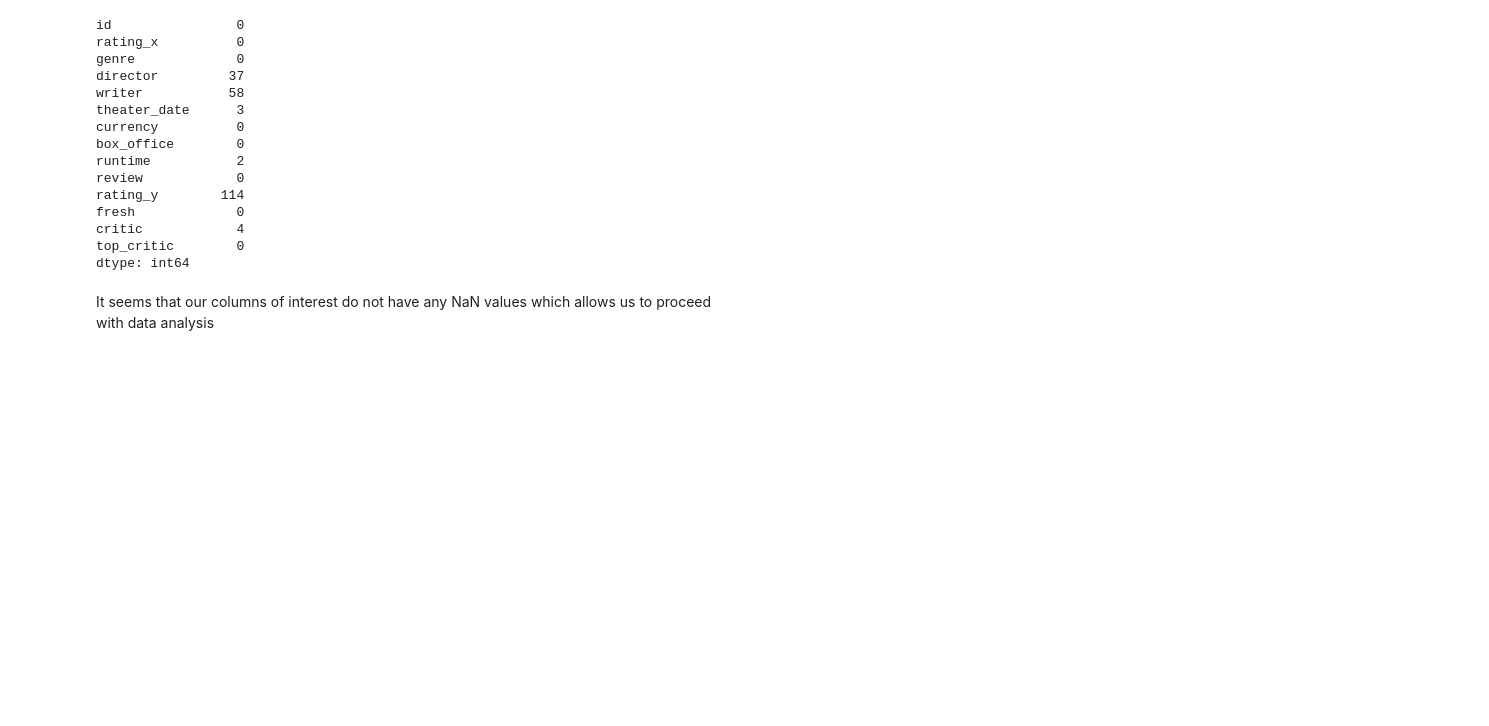
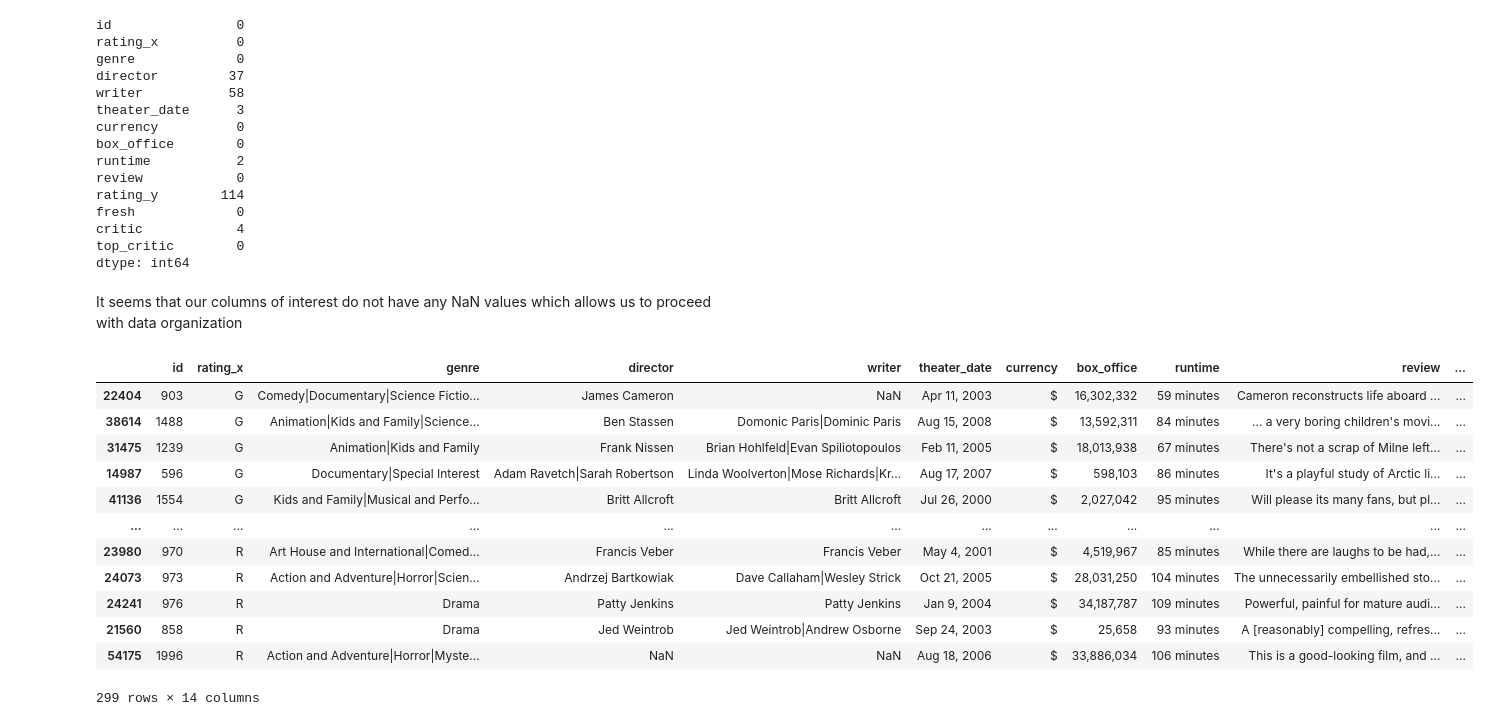
Before and after one commit to CrisThatOneCris/dsc-phase-1-project-v2-4, a Jupyter notebook: exploratory.ipynb, the cells around one changed output. Cells and saved outputs as stored; diff of their text form; code cells hidden in the pictures; blank space fills up the shorter version.

Commit message:
Successfully sorted RT by rating

```diff
--- a/exploratory.ipynb
+++ b/exploratory.ipynb
@@ -493,4 +493,21 @@ critic            4
 top_critic        0
 dtype: int64
 # %% [markdown]
-It seems that our columns of interest do not have any NaN values which allows us to proceed with data analysis
+It seems that our columns of interest do not have any NaN values which allows us to proceed with data organization
+# %%
+rt_grouped = rt_nonduplicate_rt.sort_values(by='rating_x')
+rt_grouped
+# %% [output]
+|  | id | rating_x | genre | director | writer | theater_date | currency | box_office | runtime | review | ... |
+| 22404 | 903 | G | Comedy|Documentary|Science Fictio... | James Cameron | NaN | Apr 11, 2003 | $ | 16,302,332 | 59 minutes | Cameron reconstructs life aboard ... | ... |
+| 38614 | 1488 | G | Animation|Kids and Family|Science... | Ben Stassen | Domonic Paris|Dominic Paris | Aug 15, 2008 | $ | 13,592,311 | 84 minutes | ... a very boring children's movi... | ... |
+| 31475 | 1239 | G | Animation|Kids and Family | Frank Nissen | Brian Hohlfeld|Evan Spiliotopoulos | Feb 11, 2005 | $ | 18,013,938 | 67 minutes | There's not a scrap of Milne left... | ... |
+| 14987 | 596 | G | Documentary|Special Interest | Adam Ravetch|Sarah Robertson | Linda Woolverton|Mose Richards|Kr... | Aug 17, 2007 | $ | 598,103 | 86 minutes | It's a playful study of Arctic li... | ... |
+| 41136 | 1554 | G | Kids and Family|Musical and Perfo... | Britt Allcroft | Britt Allcroft | Jul 26, 2000 | $ | 2,027,042 | 95 minutes | Will please its many fans, but pl... | ... |
+| ... | ... | ... | ... | ... | ... | ... | ... | ... | ... | ... | ... |
+| 23980 | 970 | R | Art House and International|Comed... | Francis Veber | Francis Veber | May 4, 2001 | $ | 4,519,967 | 85 minutes | While there are laughs to be had,... | ... |
+| 24073 | 973 | R | Action and Adventure|Horror|Scien... | Andrzej Bartkowiak | Dave Callaham|Wesley Strick | Oct 21, 2005 | $ | 28,031,250 | 104 minutes | The unnecessarily embellished sto... | ... |
+| 24241 | 976 | R | Drama | Patty Jenkins | Patty Jenkins | Jan 9, 2004 | $ | 34,187,787 | 109 minutes | Powerful, painful for mature audi... | ... |
+| 21560 | 858 | R | Drama | Jed Weintrob | Jed Weintrob|Andrew Osborne | Sep 24, 2003 | $ | 25,658 | 93 minutes | A [reasonably] compelling, refres... | ... |
+| 54175 | 1996 | R | Action and Adventure|Horror|Myste... | NaN | NaN | Aug 18, 2006 | $ | 33,886,034 | 106 minutes | This is a good-looking film, and ... | ... |
+299 rows × 14 columns
```
